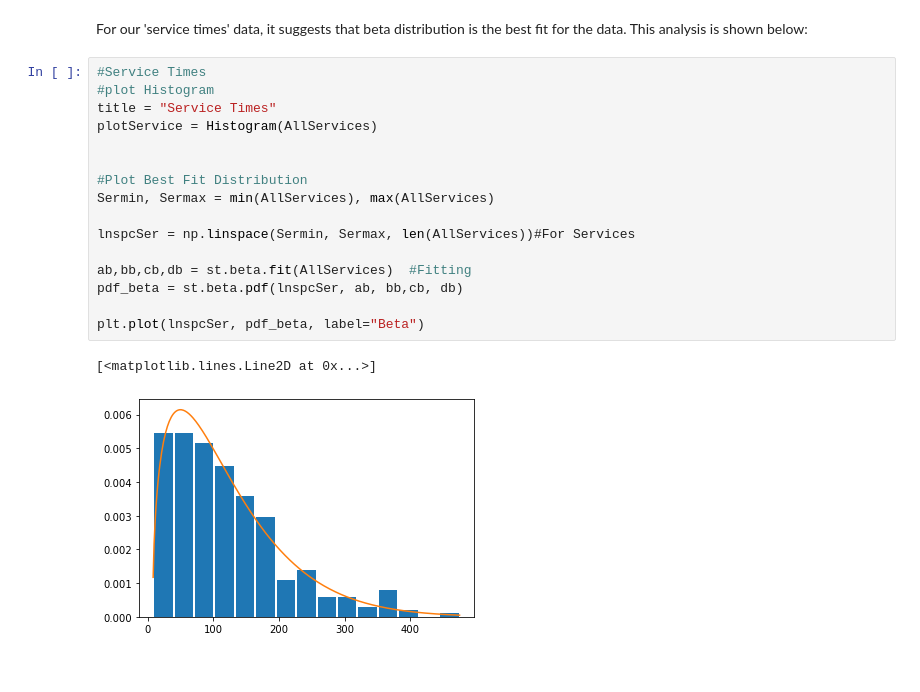
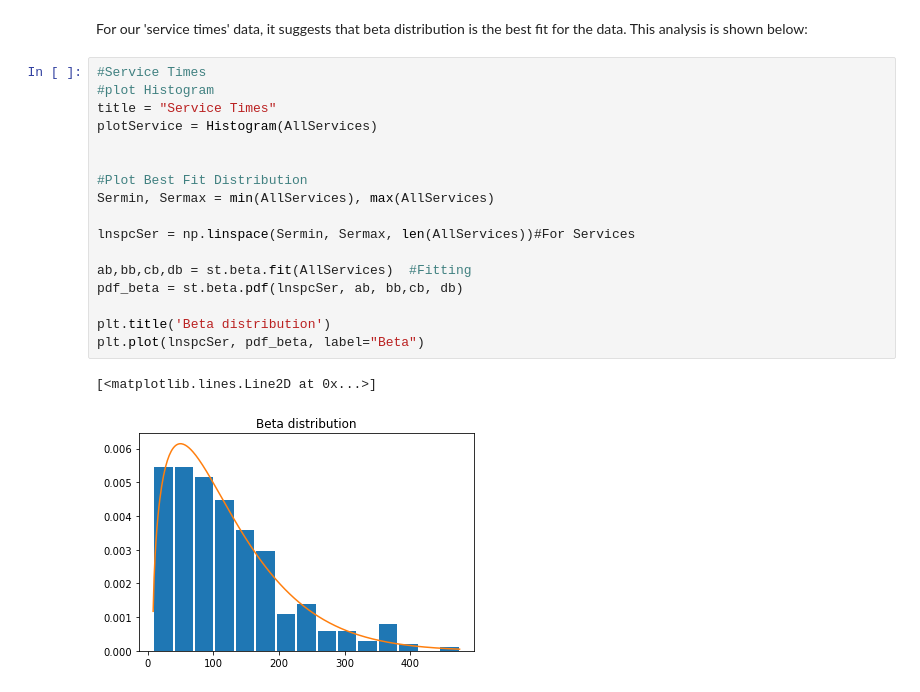
Before and after one commit to kevinye-git/DATA304project, a Jupyter notebook: Histogram_Analysis.ipynb, the cells around one changed output. Cells and saved outputs as stored; diff of their text form.

Commit message:
Fitting the Distributions needs fixing

```diff
--- a/Histogram_Analysis.ipynb
+++ b/Histogram_Analysis.ipynb
@@ -91,19 +91,20 @@ For our 'service times' data, it suggests that beta distribution is the best fit
 # %%
 #Service Times
 #plot Histogram
 title = "Service Times"
 plotService = Histogram(AllServices)
 
 
 #Plot Best Fit Distribution
 Sermin, Sermax = min(AllServices), max(AllServices)
 
 lnspcSer = np.linspace(Sermin, Sermax, len(AllServices))#For Services
 
 ab,bb,cb,db = st.beta.fit(AllServices)  #Fitting
 pdf_beta = st.beta.pdf(lnspcSer, ab, bb,cb, db)
 
+plt.title('Beta distribution')
 plt.plot(lnspcSer, pdf_beta, label="Beta")
 # %% [output]
 [<matplotlib.lines.Line2D at 0x...>]
-[figure, old version]
+[figure, new version]
```
